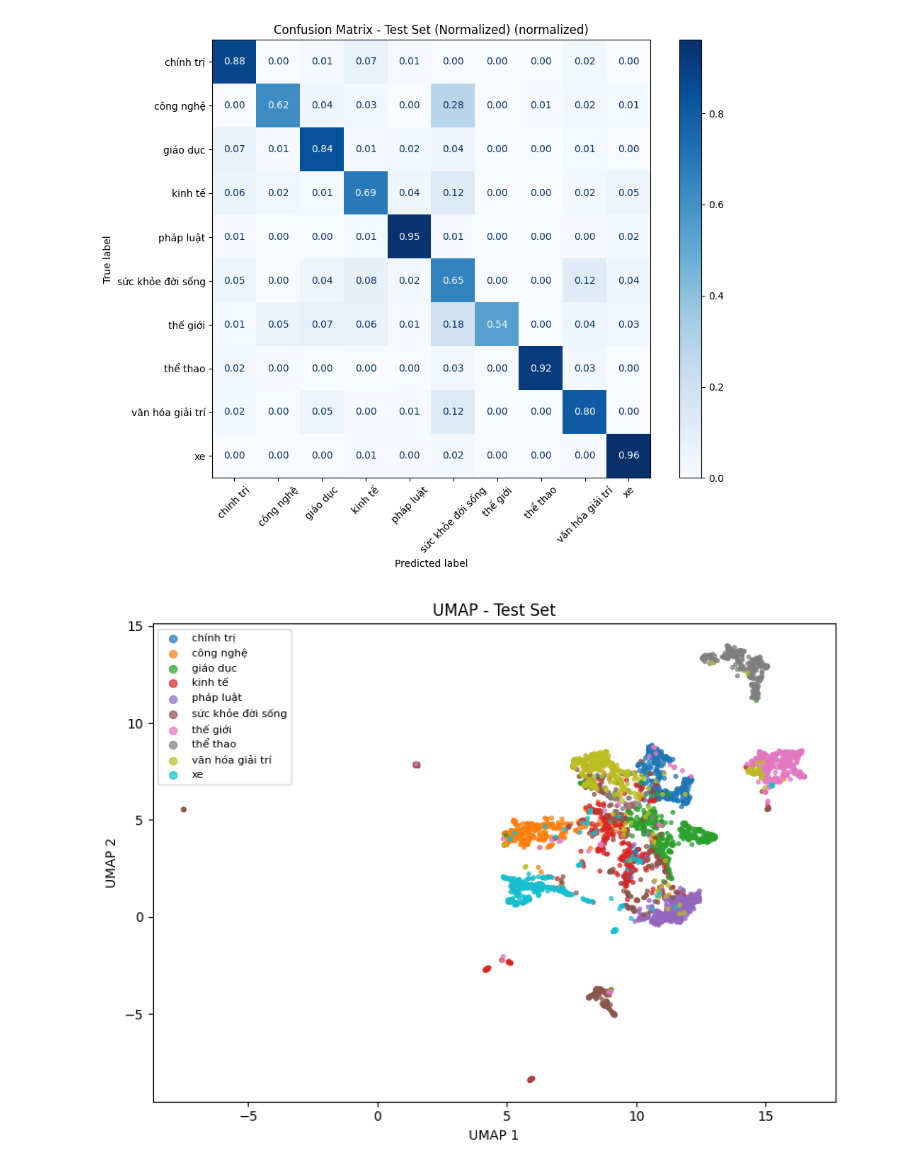
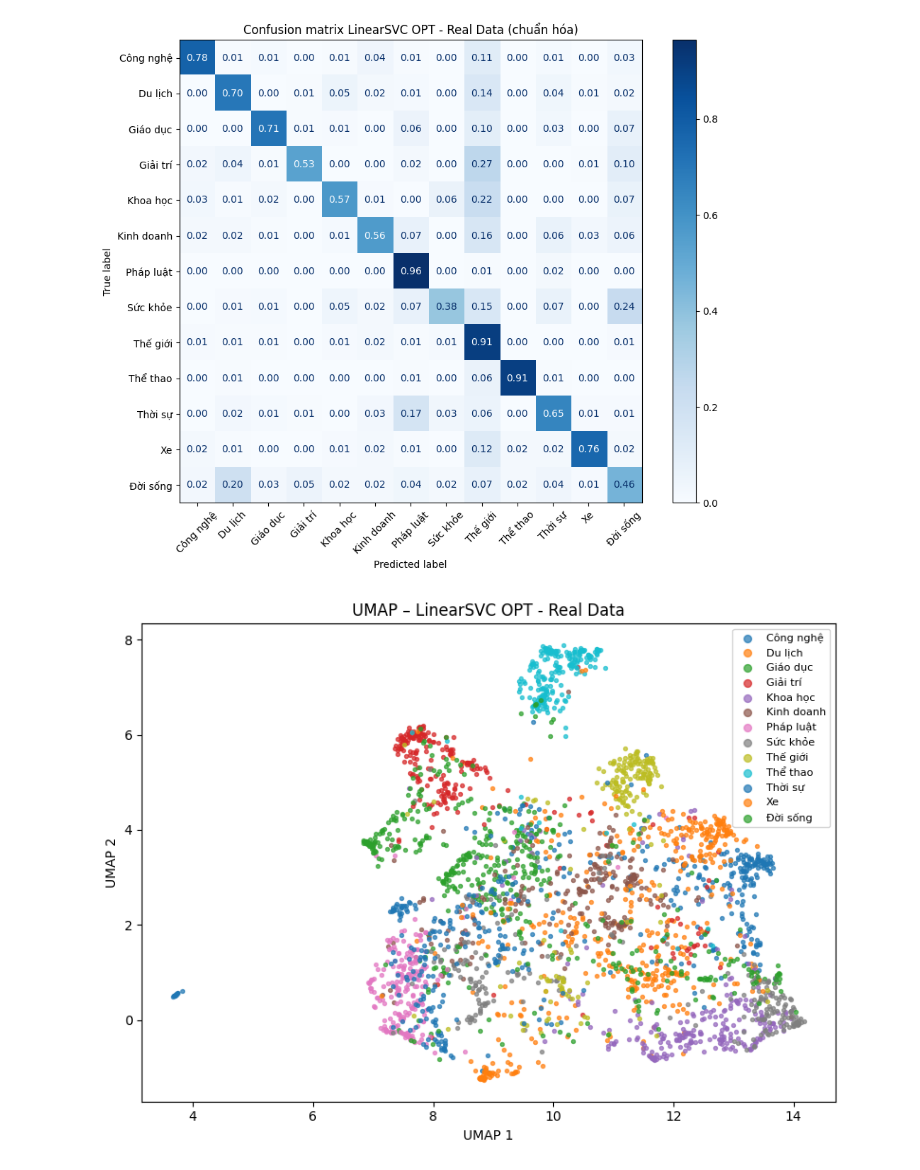
Before and after one commit to baoo2003/Document_Classification_With_Cuckoo_Search, a Jupyter notebook: eval_model_real_data.ipynb, the cells around one changed output. Saved outputs shown, nothing was run; the diff lists cells and outputs as text; code cells hidden in the pictures.

Commit message:
update: refactor code & eval in real data

```diff
--- a/eval_model_real_data.ipynb
+++ b/eval_model_real_data.ipynb
@@ -9,43 +21,64 @@ embed_and_save_simple("dataset/thanhnien_articles_normalized.csv", "models/svm/X
+# %%
+DATA_EMBEDDINGS_DIR = "models/embeddings_real"
+SVM_OPT_MODEL_DIR = "models/svm_opt/linear_svc_opt_cs.joblib"
+LABEL_NAMES = [
+    "Công nghệ",     # 0
+    "Du lịch",       # 1
+    "Giáo dục",      # 2
+    "Giải trí",      # 3
+    "Khoa học",      # 4
+    "Kinh doanh",    # 5
+    "Pháp luật",     # 6
+    "Sức khỏe",      # 7
+    "Thế giới",      # 8
+    "Thể thao",      # 9
+    "Thời sự",       # 10
+    "Xe",            # 11
+    "Đời sống",      # 12
+]
 # %%
 # -*- coding: utf-8 -*-
 import numpy as np
 import joblib
-import pandas as pd
-from sklearn.metrics import classification_report, accuracy_score
+from sklearn.metrics import classification_report, accuracy_score, f1_score
 from phobert_svm_pipeline import (
     evaluate_confusion_matrix,
     plot_umap_embeddings,
 )
 
-# ===== Load data/model =====
-df = pd.read_csv("dataset/thanhnien_articles_normalized.csv", encoding="utf-8-sig")
+clf = joblib.load(f"{SVM_OPT_MODEL_DIR}")
 
-X_test  = np.load("models/svm/X_test_real_data_emb.npy")
-le      = joblib.load("models/svm/label_encoder.joblib")
-clf     = joblib.load("models/svm/svm_cso_optimized_2.joblib")
-y_test = le.transform(df["topic"])
+X_test = np.load(f"{DATA_EMBEDDINGS_DIR}/X_emb.npy")
+y_test = np.load(f"{DATA_EMBEDDINGS_DIR}/y.npy")
 
-# ===== Predict & metrics =====
 y_pred = clf.predict(X_test)
-print(f"Accuracy: {accuracy_score(y_test, y_pred):.4f}")
-print("\nClassification Report:\n")
-print(classification_report(y_test, y_pred, target_names=le.classes_))
 
-# ===== 1) Confusion Matrix (dùng embedding sẵn) =====
+acc = accuracy_score(y_test, y_pred)
+f1 = f1_score(y_test, y_pred, average="macro")
+
+print(f"Accuracy : {acc:.4f}")
+print(f"F1-macro : {f1:.4f}")
+print("\nClassification report:")
+print(classification_report(y_test, y_pred, target_names=LABEL_NAMES))
+
+
+# 1) Confusion matrix (dùng EMBEDDING đã lưu -> không embed lại)
 evaluate_confusion_matrix(
-    clf, le,
+    clf,
     X_emb=X_test,
-    y_true_labels=y_test,   # có thể truyền y_test (int) hoặc le.inverse_transform(y_test)
+    y_true_labels=y_test,
     normalize=True,
-    title="Confusion Matrix - Test Set (Normalized)"
+    title="Confusion matrix LinearSVC OPT - Real Data",
+    label_names=LABEL_NAMES
 )
 
-# ===== 2) UMAP (dùng embedding sẵn) =====
-# Yêu cầu: pip install umap-learn
+# 2) UMAP (dùng EMBEDDING đã lưu)
+# Lưu ý: cần cài umap-learn trước khi chạy:  pip install umap-learn
 plot_umap_embeddings(
     X_emb=X_test,
     y_int=y_test,
-    le=le,
-    title="UMAP - Test Set"
+    label_names=LABEL_NAMES,
+    max_points=3000,
+    title="UMAP – LinearSVC OPT - Real Data"
 )
 # %% [output]
@@ -72,2 +102,2 @@ sức khỏe đời sống       0.45      0.65      0.53       775
-[figure, old version]
+[figure, new version]
-[figure, old version]
+[figure, new version]
```
Also changed, not shown: parts of 2 cells of this notebook, 17 other files.
